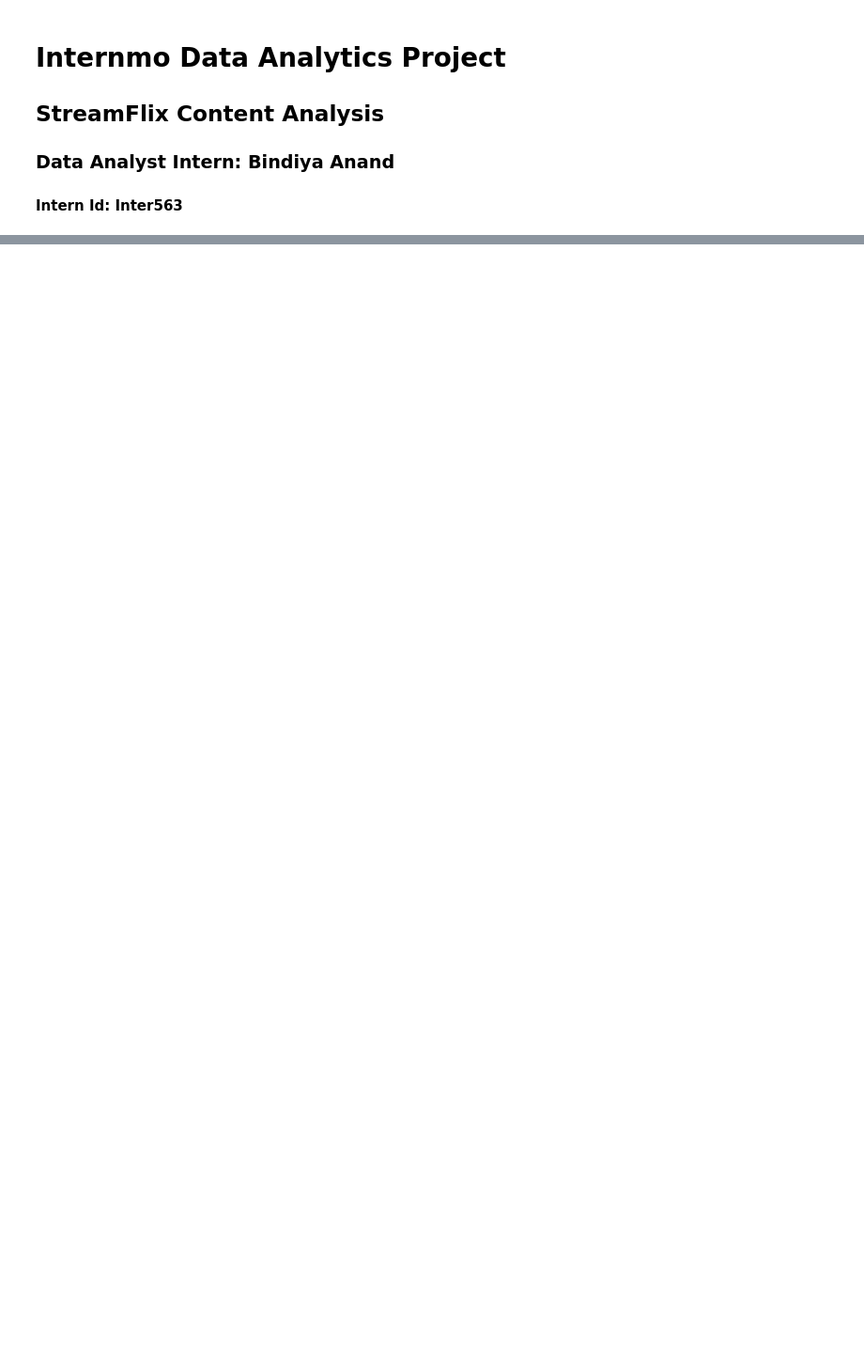
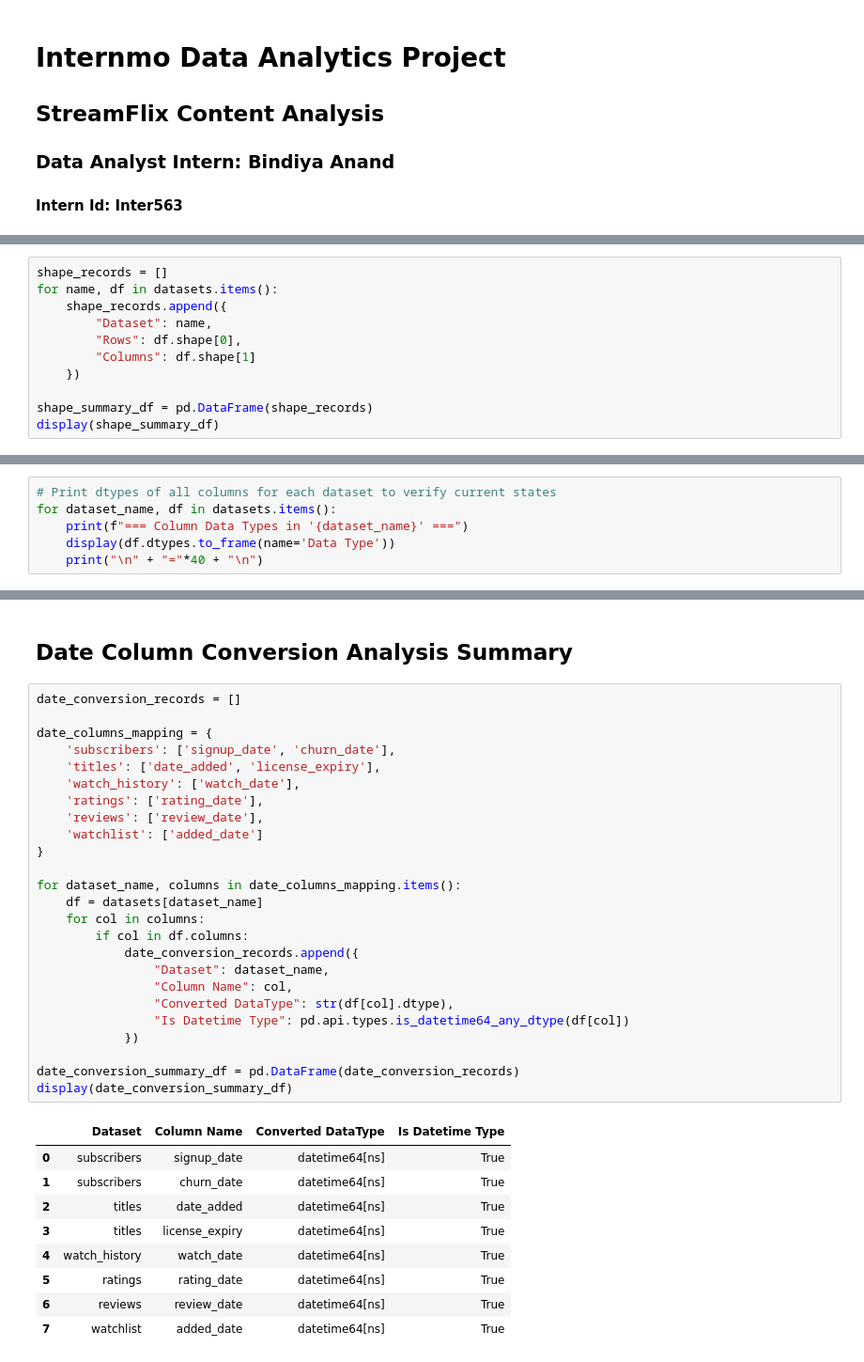
Before and after one commit to Bindiya-Anand/StreamFlix-Content-Analytics-Project, a Jupyter notebook: notebooks/StreamFlix_Phase1_Bindiya_Anand.ipynb, the cells around one changed output, grey strips where cells are left out. Shown at 94% size. Cells and saved outputs as stored; diff of their text form; blank space fills up the shorter version.

```diff
--- a/notebooks/StreamFlix_Phase1_Bindiya_Anand.ipynb
+++ b/notebooks/StreamFlix_Phase1_Bindiya_Anand.ipynb
@@ -480,0 +110,11 @@ added_date dtype: datetime64[ns]
+# %%
+shape_records = []
+for name, df in datasets.items():
+    shape_records.append({
+        "Dataset": name,
+        "Rows": df.shape[0],
+        "Columns": df.shape[1]
+    })
+
+shape_summary_df = pd.DataFrame(shape_records)
+display(shape_summary_df)
@@ -480,0 +131,6 @@ added_date dtype: datetime64[ns]
+# %%
+# Print dtypes of all columns for each dataset to verify current states
+for dataset_name, df in datasets.items():
+    print(f"=== Column Data Types in '{dataset_name}' ===")
+    display(df.dtypes.to_frame(name='Data Type'))
+    print("\n" + "="*40 + "\n")
@@ -480,0 +413,37 @@ added_date dtype: datetime64[ns]
+# %% [markdown]
+## Date Column Conversion Analysis Summary
+# %%
+date_conversion_records = []
+
+date_columns_mapping = {
+    'subscribers': ['signup_date', 'churn_date'],
+    'titles': ['date_added', 'license_expiry'],
+    'watch_history': ['watch_date'],
+    'ratings': ['rating_date'],
+    'reviews': ['review_date'],
+    'watchlist': ['added_date']
+}
+
+for dataset_name, columns in date_columns_mapping.items():
+    df = datasets[dataset_name]
+    for col in columns:
+        if col in df.columns:
+            date_conversion_records.append({
+                "Dataset": dataset_name,
+                "Column Name": col,
+                "Converted DataType": str(df[col].dtype),
+                "Is Datetime Type": pd.api.types.is_datetime64_any_dtype(df[col])
+            })
+
+date_conversion_summary_df = pd.DataFrame(date_conversion_records)
+display(date_conversion_summary_df)
+# %% [output]
+|  | Dataset | Column Name | Converted DataType | Is Datetime Type |
+| 0 | subscribers | signup_date | datetime64[ns] | True |
+| 1 | subscribers | churn_date | datetime64[ns] | True |
+| 2 | titles | date_added | datetime64[ns] | True |
+| 3 | titles | license_expiry | datetime64[ns] | True |
+| 4 | watch_history | watch_date | datetime64[ns] | True |
+| 5 | ratings | rating_date | datetime64[ns] | True |
+| 6 | reviews | review_date | datetime64[ns] | True |
+| 7 | watchlist | added_date | datetime64[ns] | True |
```
Also changed, not shown: parts of 74 cells of this notebook.
